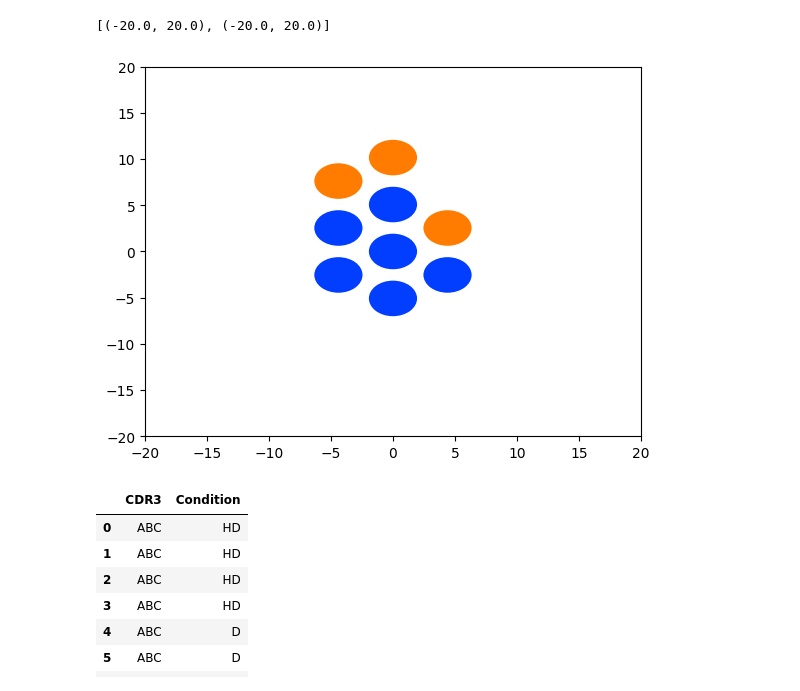
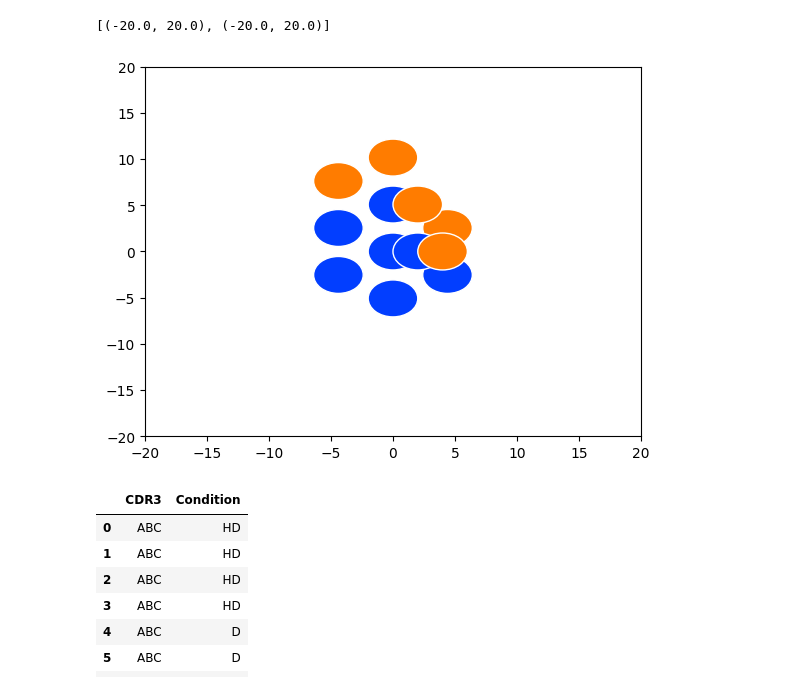
Before and after one commit to mourisl/DotGroupPlot, a Jupyter notebook: example.ipynb, the cells around one changed output. Cells and saved outputs as stored; diff of their text form; code cells hidden in the pictures.

```diff
--- a/example.ipynb
+++ b/example.ipynb
@@ -171,12 +171,13 @@ def HoneycombPlot(data, group, hue = None, facecolor = 'blue',
             for i, h in enumerate(hlist):
                 hue_map[h] = mypalette[i]
 
-        i = 0
         #if (hue != None):
         #    hue_categories =
         i = 0
+        j = 0 # track within lap coordinate
         lap = 0
-        lap_full = 0
+        lap_start = 0
+        lap_full = 1
         cluster_regions = [[]] # a list of list, the first list is for each cyle,
                             #and a second layer  element is a triple, centerx,y and raidus
 
@@ -189,14 +190,26 @@ def HoneycombPlot(data, group, hue = None, facecolor = 'blue',
             center_y = 0
 
             if (lap > 0):
+                # The position of this group is determined by two in the inner layer and the previous one
+                k = math.floor((i - lap_start) / 2) # the index in the previous lap
+
+
+                k += 1
+                if (k >= (lap - 1) * grow_factor):
+                    k = 0
+
+                if (i > lap_start):
+                    a = 0
 
             ax, cluster_radius = DrawCluster(center_x, center_y, subdf, hue, hue_map, facecolor, n_edge, radius, layout, ax)
-            cluster_regions[lap].push_back([center_x, center_y, cluster_radius])
+            cluster_regions[lap].append([center_x, center_y, cluster_radius])
             i += 1
-
+            j += 1
             if (i == lap_full):
-                cluster_regions.push_back([])
+                cluster_regions.append([])
                 lap += 1
+                j = 0
+                lap_start = i + 1
                 lap_full += lap * grow_factor
         return ax
 # %%
@@ -207,11 +220,11 @@ df = pd.DataFrame({"CDR3":["ABC", "ABC", "ABC", "ABC",
                               "D", "D", "HD", "D",
                               "HD", "HD", "D", "D"]})
 # %%
-ax=HoneycombPlot(df[df["CDR3"]=="ABC"], "CDR3", hue="Condition", n_edge=6,radius=2)
+ax=HoneycombPlot(df, "CDR3", hue="Condition", n_edge=6,radius=2)
 ax.set(xlim=(-20, 20), ylim=(-20,20))
 # %% [output]
 [(-20.0, 20.0), (-20.0, 20.0)]
-[figure, old version]
+[figure, new version]
 # %%
 df[df["CDR3"]=="ABC"]
 # %% [output]
```
